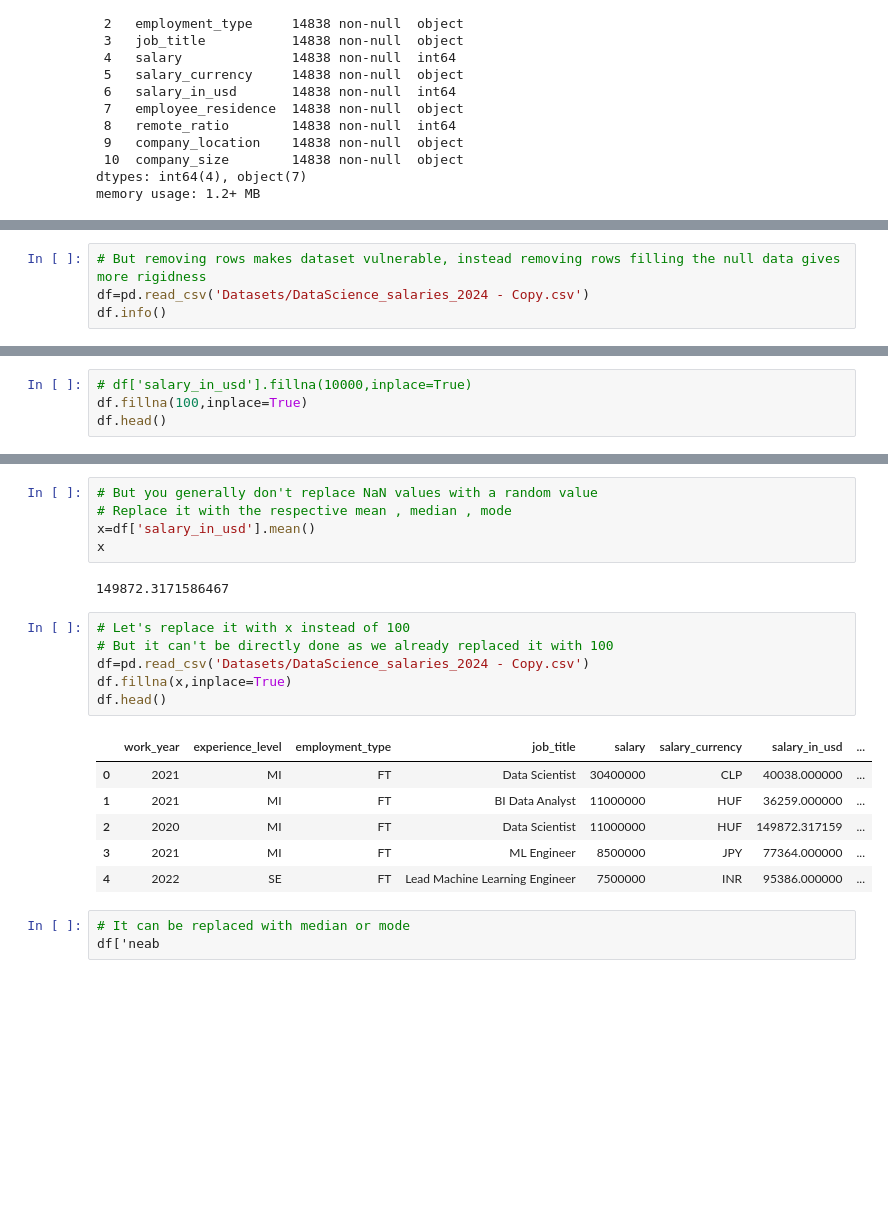
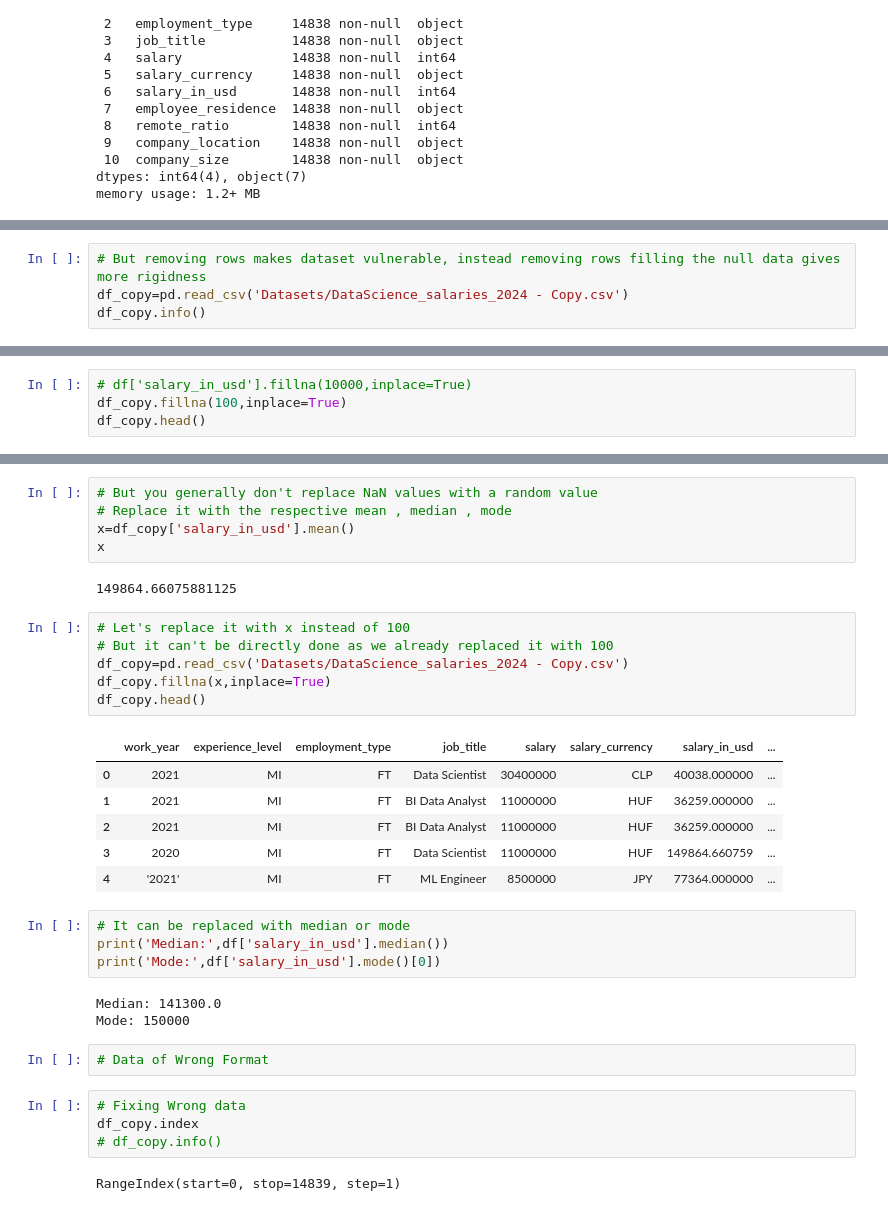
Before and after one commit to shivamrakhunde/Machine-Learning, a Jupyter notebook: Pandas.ipynb, the cells around one changed output, grey strips where cells are left out. Drawn from its saved outputs; the diff is of its cells as text; blank space fills up the shorter version.

```diff
--- a/Pandas.ipynb
+++ b/Pandas.ipynb
@@ -110,7 +110,7 @@ dtypes: float64(1), int64(3), object(7)
 memory usage: 1.4+ MB
 # %%
 # But removing rows makes dataset vulnerable, instead removing rows filling the null data gives more rigidness
-df=pd.read_csv('Datasets/DataScience_salaries_2024 - Copy.csv')
-df.info()
+df_copy=pd.read_csv('Datasets/DataScience_salaries_2024 - Copy.csv')
+df_copy.info()
 # %% [output]
 <class 'pandas.core.frame.DataFrame'>
@@ -133,8 +133,8 @@ dtypes: float64(1), int64(3), object(7)
 memory usage: 1.2+ MB
 # %%
 # df['salary_in_usd'].fillna(10000,inplace=True)
-df.fillna(100,inplace=True)
-df.head()
+df_copy.fillna(100,inplace=True)
+df_copy.head()
 # %% [output]
 |  | work_year | experience_level | employment_type | job_title | salary | salary_currency | salary_in_usd | ... |
 | 0 | 2021 | MI | FT | Data Scientist | 30400000 | CLP | 40038.0 | ... |
@@ -145,23 +145,35 @@ df.head()
 # %%
 # But you generally don't replace NaN values with a random value
 # Replace it with the respective mean , median , mode
-x=df['salary_in_usd'].mean()
+x=df_copy['salary_in_usd'].mean()
 x
 # %% [output]
-149872.3171586467
+149864.66075881125
 # %%
 # Let's replace it with x instead of 100
 # But it can't be directly done as we already replaced it with 100
-df=pd.read_csv('Datasets/DataScience_salaries_2024 - Copy.csv')
-df.fillna(x,inplace=True)
-df.head()
+df_copy=pd.read_csv('Datasets/DataScience_salaries_2024 - Copy.csv')
+df_copy.fillna(x,inplace=True)
+df_copy.head()
 # %% [output]
 |  | work_year | experience_level | employment_type | job_title | salary | salary_currency | salary_in_usd | ... |
 | 0 | 2021 | MI | FT | Data Scientist | 30400000 | CLP | 40038.000000 | ... |
 | 1 | 2021 | MI | FT | BI Data Analyst | 11000000 | HUF | 36259.000000 | ... |
-| 2 | 2020 | MI | FT | Data Scientist | 11000000 | HUF | 149872.317159 | ... |
-| 3 | 2021 | MI | FT | ML Engineer | 8500000 | JPY | 77364.000000 | ... |
-| 4 | 2022 | SE | FT | Lead Machine Learning Engineer | 7500000 | INR | 95386.000000 | ... |
+| 2 | 2021 | MI | FT | BI Data Analyst | 11000000 | HUF | 36259.000000 | ... |
+| 3 | 2020 | MI | FT | Data Scientist | 11000000 | HUF | 149864.660759 | ... |
+| 4 | '2021' | MI | FT | ML Engineer | 8500000 | JPY | 77364.000000 | ... |
 # %%
 # It can be replaced with median or mode
-df['neab
+print('Median:',df['salary_in_usd'].median())
+print('Mode:',df['salary_in_usd'].mode()[0])
+# %% [output]
+Median: 141300.0
+Mode: 150000
+# %%
+# Data of Wrong Format
+# %%
+# Fixing Wrong data
+df_copy.index
+# df_copy.info()
+# %% [output]
+RangeIndex(start=0, stop=14839, step=1)
```
Also changed, not shown: parts of 17 cells of this notebook, 1 other file.
